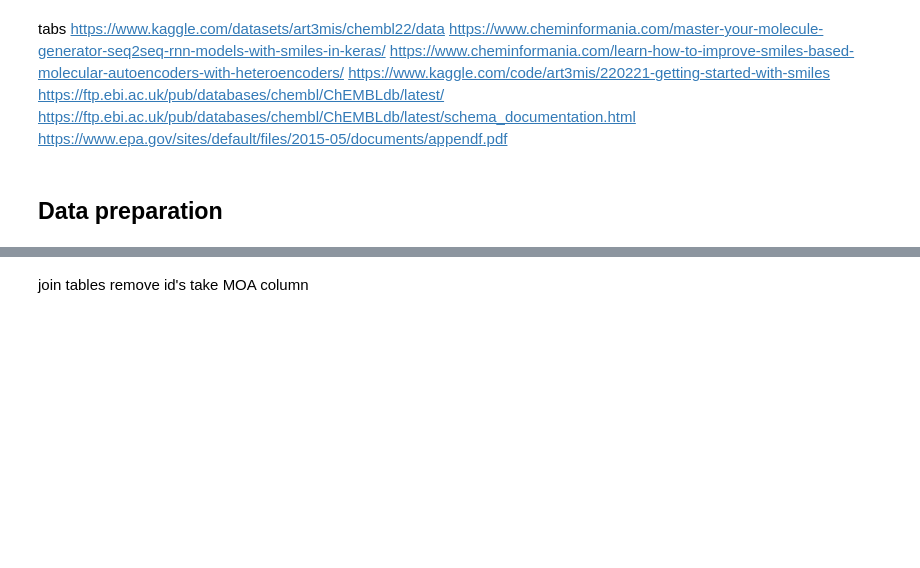
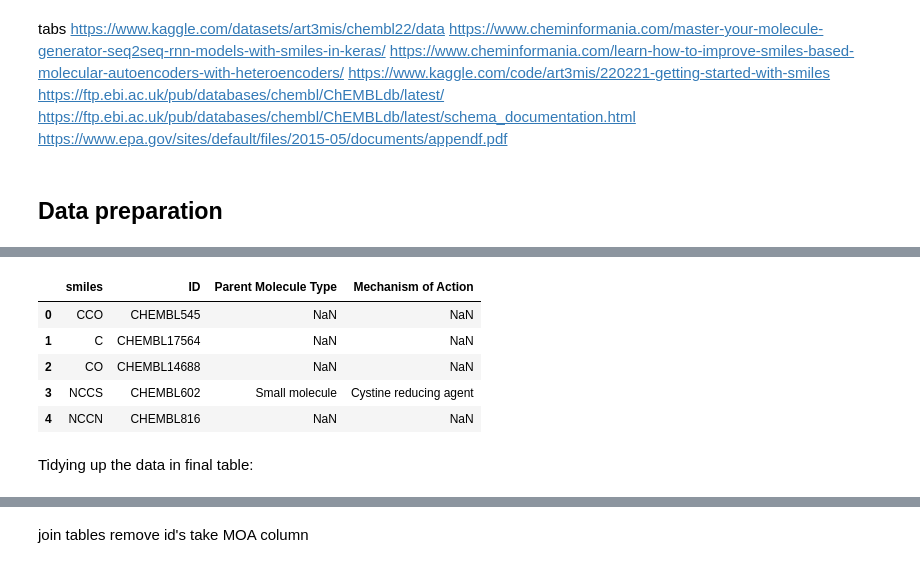
Before and after one commit to turquoise-comb/ml-project, a Jupyter notebook: notebook.ipynb, the cells around one changed output, grey strips where cells are left out. Drawn from its saved outputs; the diff is of its cells as text; code cells hidden in the pictures; blank space fills up the shorter version.

```diff
--- a/notebook.ipynb
+++ b/notebook.ipynb
@@ -132,0 +149,13 @@ merged_data.head()
+# %%
+merged_data.rename(columns={merged_data.columns[0]: 'smiles'}, inplace=True)
+final = merged_data[['smiles', 'ID', 'Parent Molecule Type', 'Mechanism of Action']]
+final.head()
+# %% [output]
+|  | smiles | ID | Parent Molecule Type | Mechanism of Action |
+| 0 | CCO | CHEMBL545 | NaN | NaN |
+| 1 | C | CHEMBL17564 | NaN | NaN |
+| 2 | CO | CHEMBL14688 | NaN | NaN |
+| 3 | NCCS | CHEMBL602 | Small molecule | Cystine reducing agent |
+| 4 | NCCN | CHEMBL816 | NaN | NaN |
+# %% [markdown]
+Tidying up the data in final table:
```
Also changed, not shown: parts of 10 cells of this notebook.
